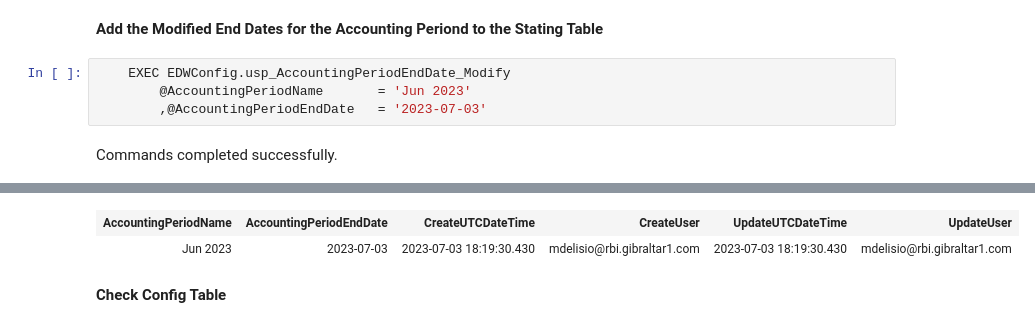
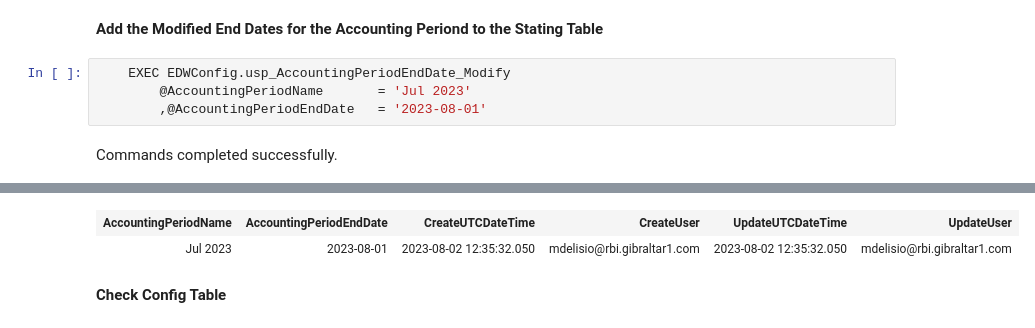
Before and after one commit to mdelisio/SQL-Scripts, a Jupyter notebook: Notebook- Update Accouinting Period End Date.ipynb, the cells around one changed output, grey strips where cells are left out. Saved outputs shown, nothing was run; the diff lists cells and outputs as text.

```diff
--- a/Notebook- Update Accouinting Period End Date.ipynb
+++ b/Notebook- Update Accouinting Period End Date.ipynb
@@ -2,7 +2,7 @@
 **Add the Modified End Dates for the Accounting Periond to the Stating Table**
 # %%
 	EXEC EDWConfig.usp_AccountingPeriodEndDate_Modify
-		@AccountingPeriodName		= 'Jun 2023'
-		,@AccountingPeriodEndDate	= '2023-07-03'
+		@AccountingPeriodName		= 'Jul 2023'
+		,@AccountingPeriodEndDate	= '2023-08-01'
 # %% [output]
 Commands completed successfully.
@@ -10,5 +10,5 @@ Total execution time: 00:00:00.143
 | AccountingPeriodName | AccountingPeriodEndDate | CreateUTCDateTime | CreateUser | UpdateUTCDateTime | UpdateUser |
-| Jun 2023 | 2023-07-03 | 2023-07-03 18:19:30.430 | mdelisio@rbi.gibraltar1.com | 2023-07-03 18:19:30.430 | mdelisio@rbi.gibraltar1.com |
+| Jul 2023 | 2023-08-01 | 2023-08-02 12:35:32.050 | mdelisio@rbi.gibraltar1.com | 2023-08-02 12:35:32.050 | mdelisio@rbi.gibraltar1.com |
 # %% [markdown]
 **Check Config Table**
 # %%
```
Also changed, not shown: parts of 6 cells of this notebook, 6 other files.
